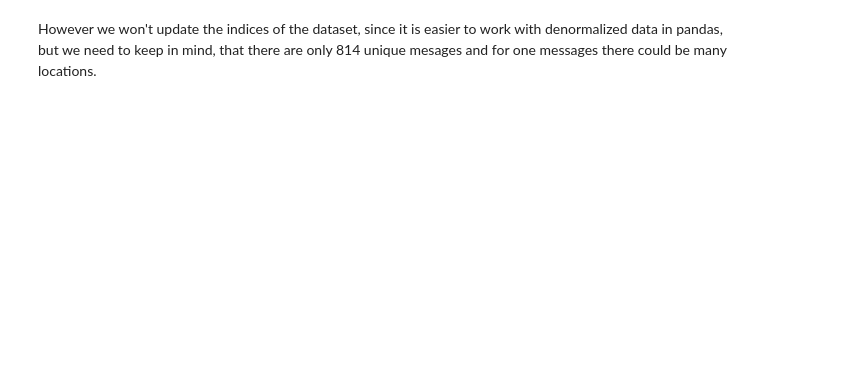
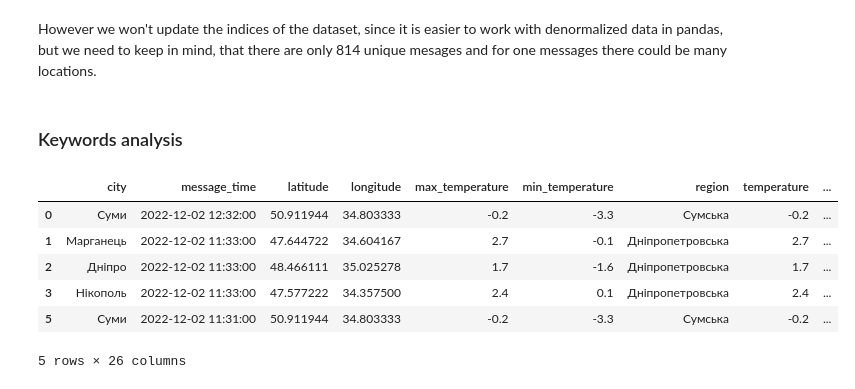
Before and after one commit to draklowell/eda-lab, a Jupyter notebook: notebook.ipynb, the cells around one changed output. Drawn from its saved outputs; the diff is of its cells as text; code cells hidden in the pictures; blank space fills up the shorter version.

```diff
--- a/notebook.ipynb
+++ b/notebook.ipynb
@@ -252,3 +254,30 @@ dataset.set_index(["message_time", "message_text", "city"]).head(5)
 | 2022-12-02 11:31:00 | 💥 Сумська обл.\nСумський район, з... | Суми | 50.911944 | 34.803333 | -0.2 | -3.3 | Сумська | ... |
 # %% [markdown]
 However we won't update the indices of the dataset, since it is easier to work with denormalized data in pandas, but we need to keep in mind, that there are only 814 unique mesages and for one messages there could be many locations.
+# %% [markdown]
+### Keywords analysis
+# %%
+keywords = [
+    "вибухи", "вибух", "обстірил", "обстріляли", "обстрілів",
+    "атакували", "загрога обстрілів", "влучила ракета", "попадання ракети",
+    "стріляти", "прильот", "прильотів", "загроза артилерійського обстрілу"
+]
+regex_pattern = r'|'.join(re.escape(keyword) for keyword in keywords)
+
+compiled_regex = re.compile(regex_pattern, flags=re.IGNORECASE | re.UNICODE)
+
+
+for keyword in keywords:
+    keyword_regex = re.compile(re.escape(keyword), flags=re.IGNORECASE | re.UNICODE)
+    dataset[keyword] = dataset["message_text"].apply(lambda msg: len(keyword_regex.findall(msg)) if isinstance(msg, str) else 0)
+
+
+dataset.head()
+# %% [output]
+|  | city | message_time | latitude | longitude | max_temperature | min_temperature | region | temperature | ... |
+| 0 | Суми | 2022-12-02 12:32:00 | 50.911944 | 34.803333 | -0.2 | -3.3 | Сумська | -0.2 | ... |
+| 1 | Марганець | 2022-12-02 11:33:00 | 47.644722 | 34.604167 | 2.7 | -0.1 | Дніпропетровська | 2.7 | ... |
+| 2 | Дніпро | 2022-12-02 11:33:00 | 48.466111 | 35.025278 | 1.7 | -1.6 | Дніпропетровська | 1.7 | ... |
+| 3 | Нікополь | 2022-12-02 11:33:00 | 47.577222 | 34.357500 | 2.4 | 0.1 | Дніпропетровська | 2.4 | ... |
+| 5 | Суми | 2022-12-02 11:31:00 | 50.911944 | 34.803333 | -0.2 | -3.3 | Сумська | -0.2 | ... |
+5 rows × 26 columns
```
Also changed, not shown: parts of 10 cells of this notebook, 1 other file.
